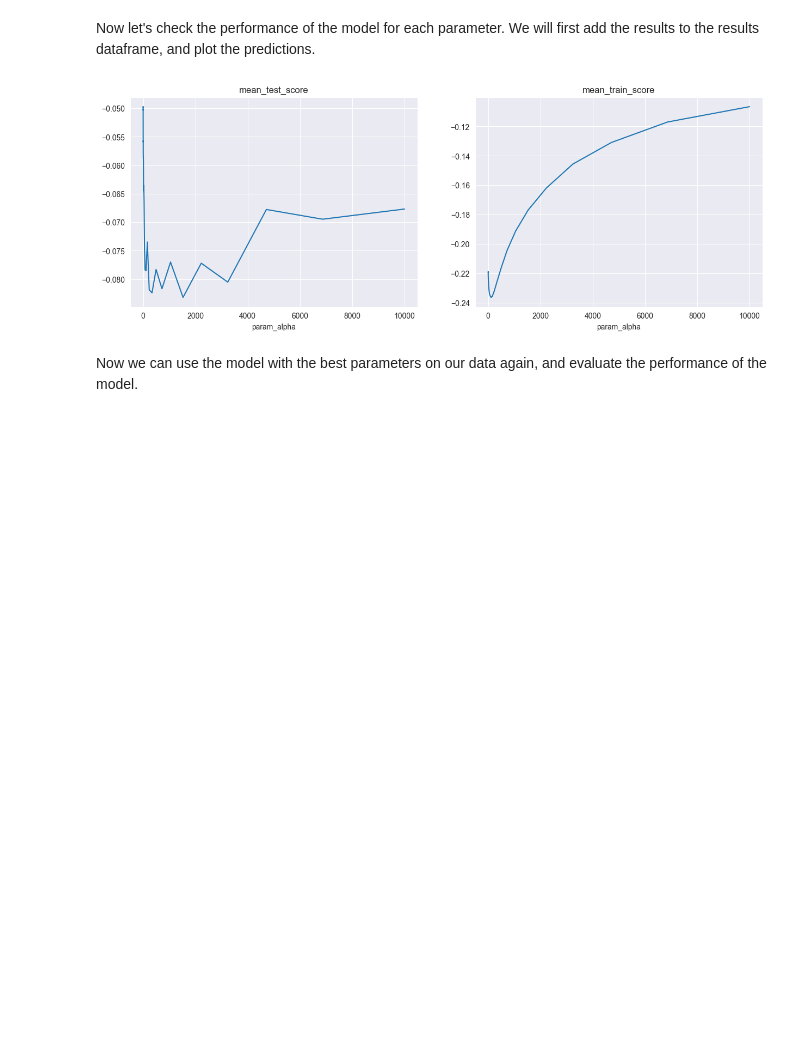
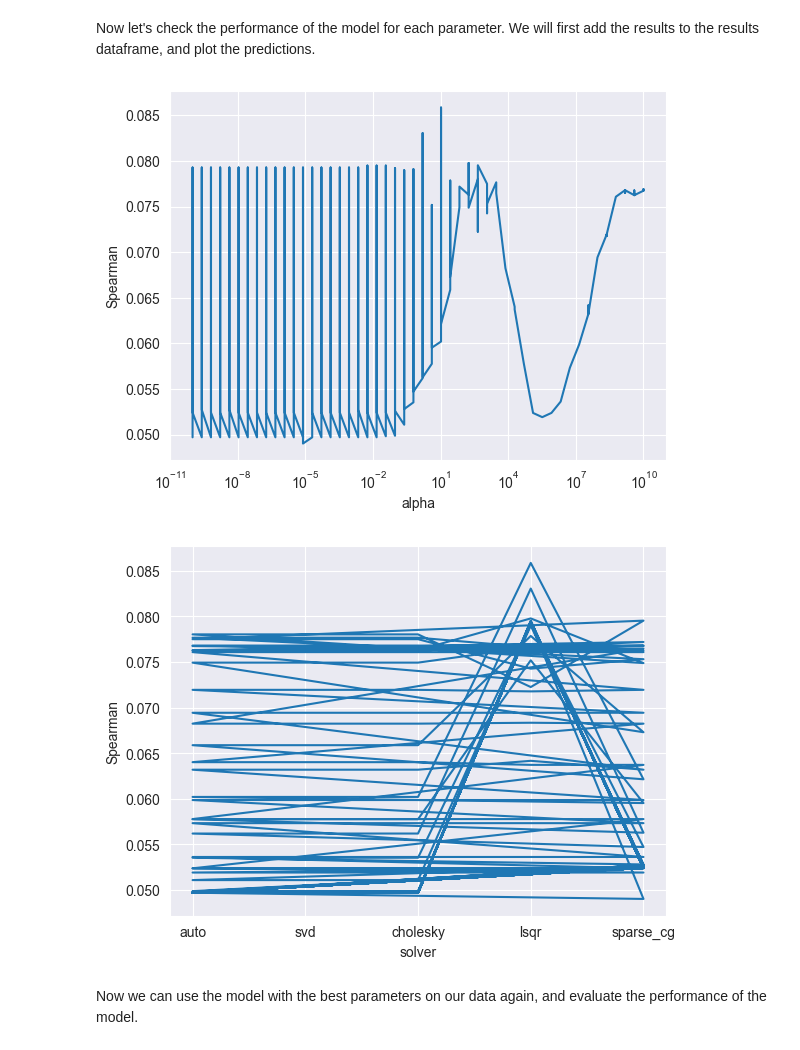
Before and after one commit to PaulZaman/MachineLearning3000, a Jupyter notebook: notebook.ipynb, the cells around one changed output. Cells and saved outputs as stored; diff of their text form; code cells hidden in the pictures; blank space fills up the shorter version.

```diff
--- a/notebook.ipynb
+++ b/notebook.ipynb
@@ -774,14 +727,22 @@ print(grid.best_params_);
 # %% [markdown]
 Now let's check the performance of the model for each parameter. We will first add the results to the results dataframe, and plot the predictions.
-# %%
-r = pd.DataFrame(grid.cv_results_)
-# plot the performance of model depending on the parameter
-fig, axs = plt.subplots(1, 2, figsize=(15, 5))
-r.plot(x='param_alpha', y='mean_test_score', ax=axs[0], title='mean_test_score', legend=False)
-r.plot(x='param_alpha', y='mean_train_score', ax=axs[1], title='mean_train_score', legend=False)
-plt.show()
-# %% [output]
-[figure, removed]
+# %%
+r = pd.DataFrame(grid.cv_results_)
+# plot the performance of model depending on alpha
+plt.plot(r['param_alpha'], r['mean_test_score'])
+plt.xlabel('alpha')
+plt.ylabel('Spearman')
+plt.xscale('log')
+plt.show()
+
+# plot the performance of model depending on solver
+plt.plot(r['param_solver'], r['mean_test_score'])
+plt.xlabel('solver')
+plt.ylabel('Spearman')
+plt.show()
+# %% [output]
+[figure, added]
+[figure, added]
 # %% [markdown]
 Now we can use the model with the best parameters on our data again, and evaluate the performance of the model.
 # %%
```
Also changed, not shown: parts of 74 cells of this notebook, 1 other file.
